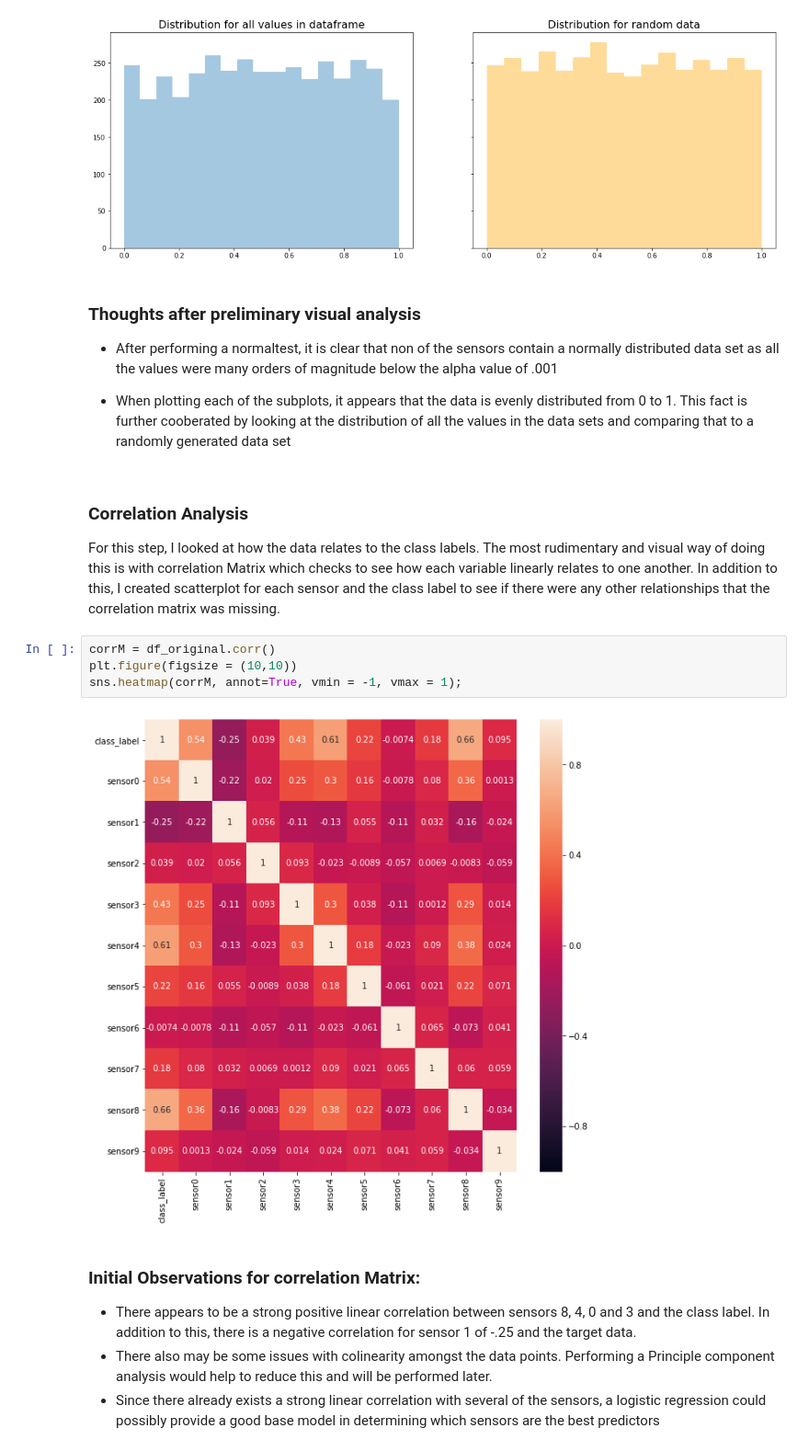
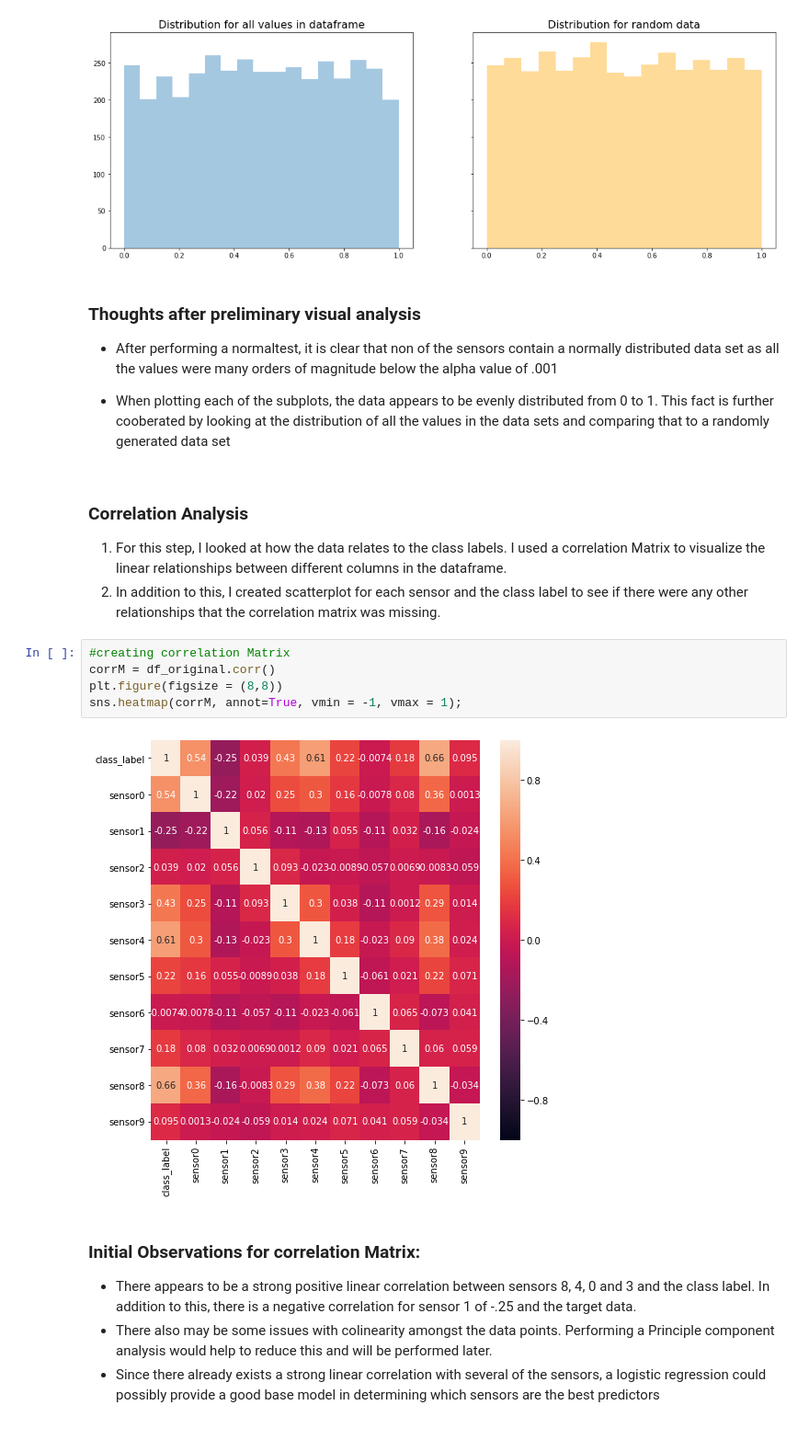
Before and after one commit to Lucaswb/challenge, a Jupyter notebook: exploratory/complete_work.ipynb, the cells around one changed output. Shown at 92% size. Cells and saved outputs as stored; diff of their text form.

```diff
--- a/exploratory/complete_work.ipynb
+++ b/exploratory/complete_work.ipynb
@@ -191,16 +266,18 @@ plt.show()
 ### Thoughts after preliminary visual analysis
 - After performing a normaltest, it is clear that non of the sensors contain a normally distributed data set as all the values were many orders of magnitude below the alpha value of .001
 
-- When plotting each of the subplots, it appears that the data is evenly distributed from 0 to 1. This fact is further cooberated by looking at the distribution of all the values in the data sets and comparing that to a randomly generated data set
+- When plotting each of the subplots, the data appears to be evenly distributed from 0 to 1. This fact is further cooberated by looking at the distribution of all the values in the data sets and comparing that to a randomly generated data set
 # %% [markdown]
 ### Correlation Analysis
-For this step, I looked at how the data relates to the class labels. The most rudimentary and visual way of doing this is with correlation Matrix which checks to see how each variable linearly relates to one another. In addition to this, I created scatterplot for each sensor and the class label to see if there were any other relationships that the correlation matrix was missing.
+1. For this step, I looked at how the data relates to the class labels. I used a correlation Matrix to visualize the linear relationships between different columns in the dataframe.
+2. In addition to this, I created scatterplot for each sensor and the class label to see if there were any other relationships that the correlation matrix was missing.
 # %%
+#creating correlation Matrix
 corrM = df_original.corr()
-plt.figure(figsize = (10,10))
+plt.figure(figsize = (8,8))
 sns.heatmap(corrM, annot=True, vmin = -1, vmax = 1);
 # %% [output]
-[figure, old version]
+[figure, new version]
 # %% [markdown]
 ### Initial Observations for correlation Matrix:
 - There appears to be a strong positive linear correlation between sensors 8, 4, 0 and 3 and the class label. In addition to this, there is a negative correlation for sensor 1 of -.25 and the target data.
```
Also changed, not shown: parts of 21 cells of this notebook, 5 other files.
